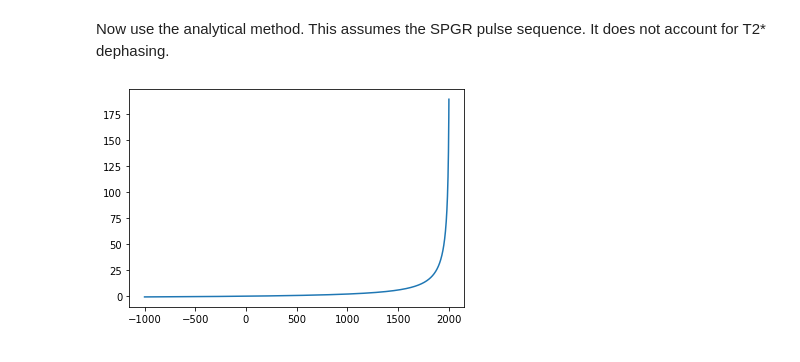
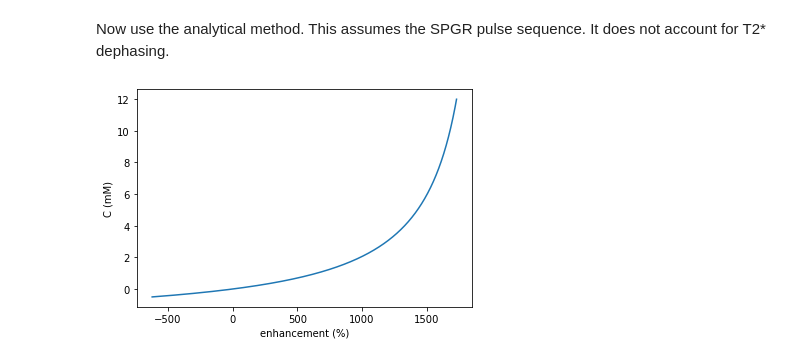
Before and after one commit to mjt320/SEPAL, a Jupyter notebook: demo/demo_enh_to_conc.ipynb, the cells around one changed output. Drawn from its saved outputs; the diff is of its cells as text; code cells hidden in the pictures.

```diff
--- a/demo/demo_enh_to_conc.ipynb
+++ b/demo/demo_enh_to_conc.ipynb
@@ -25,5 +26,7 @@ Plot enh vs. concentration:
 # %%
-conc_range = np.arange(-3, -2, 0.005)
+conc_range = np.arange(-0.5, 12, 0.005)  # mM
 enh = dce_fit.conc_to_enh(conc_range, t10, k_fa, c_to_r_model, signal_model)
 plt.plot(conc_range, enh)
+plt.xlabel('C (mM)')
+plt.ylabel('enhancement (%)');
 # %% [output]
@@ -42,9 +52,10 @@ Now use the analytical method.
 This assumes the SPGR pulse sequence.
 It does not account for T2* dephasing.
 # %%
-e_to_c_ana = dce_fit.EnhToConcSPGR(tr, fa, r1)
-e_range = np.arange(-1000,2000,1.1)
-C_t_ana = e_to_c_ana.proc(e_range, t10, k_fa=k_fa)
-plt.plot(e_range, C_t_ana);
+e_to_c_ana = dce_fit.EnhToConcSPGR(tr, fa, r1)  # EnhToConcSPGR object
+C_t_ana = e_to_c_ana.proc(enh, t10, k_fa=k_fa)  # mM
+plt.plot(enh, C_t_ana)
+plt.xlabel('enhancement (%)')
+plt.ylabel('C (mM)');
 # %% [output]
-[figure, old version]
+[figure, new version]
```
Also changed, not shown: parts of 14 cells of this notebook, 1 other file.
